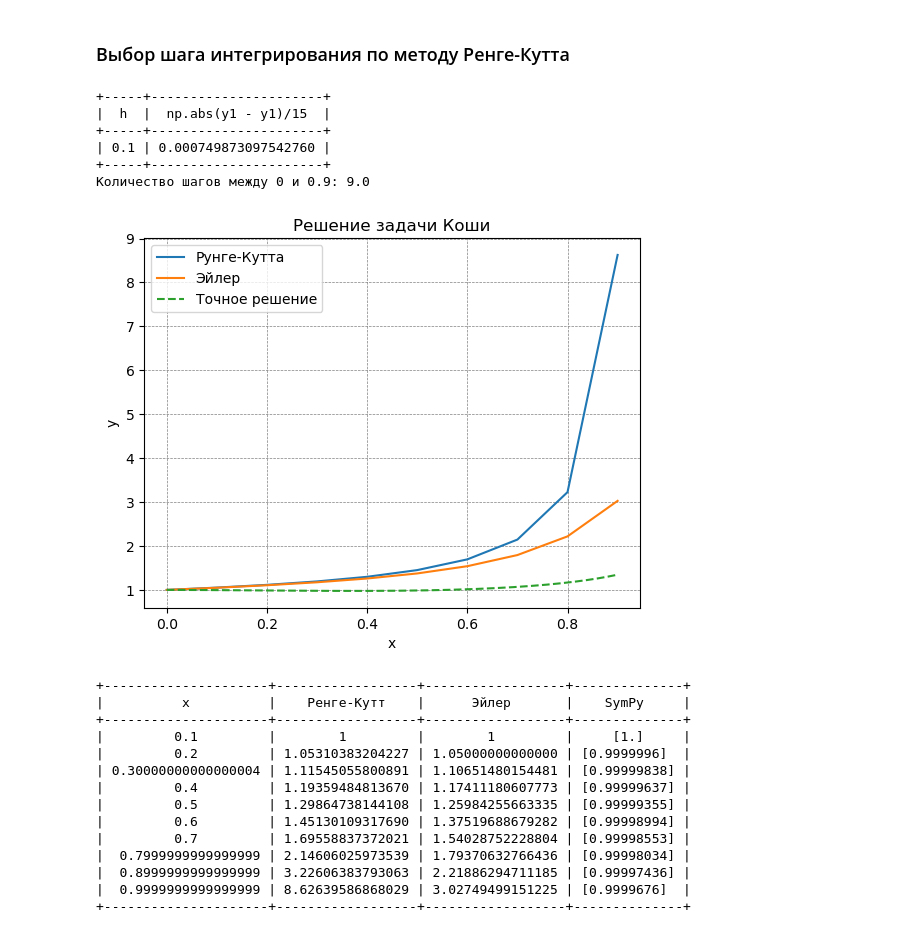
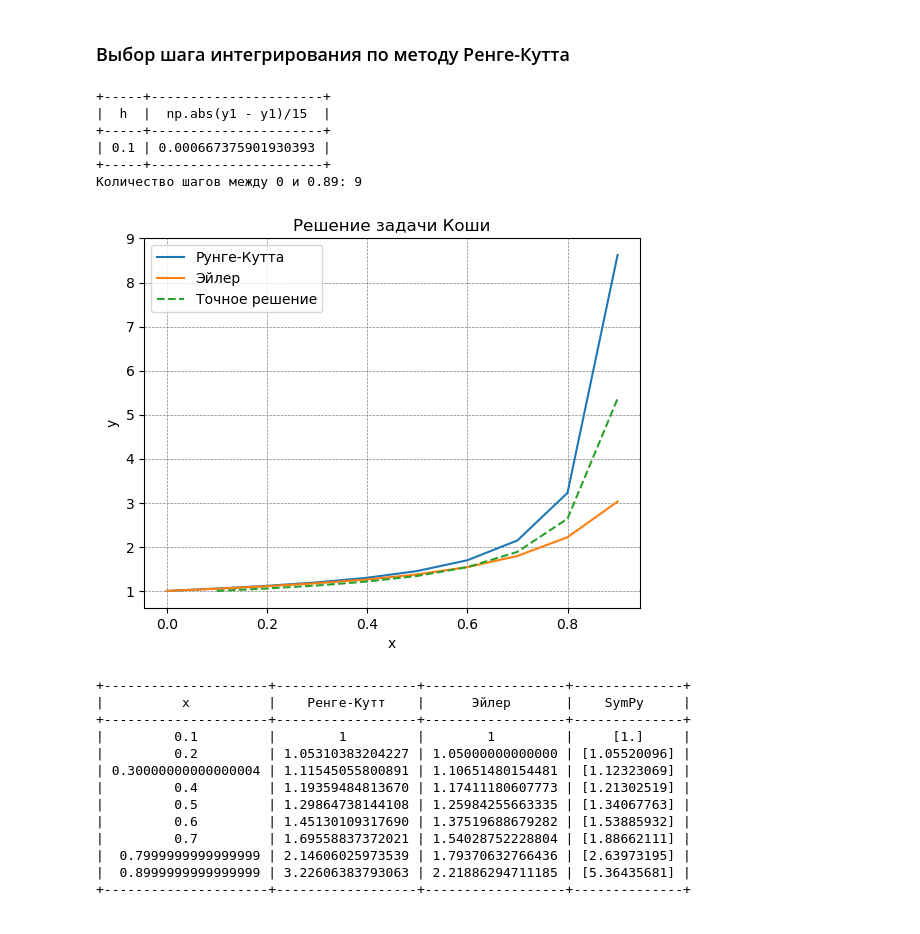
Before and after one commit to dmgorshenin/comput_math, a Jupyter notebook: laba6.ipynb, the cells around one changed output. Cells and saved outputs as stored; diff of their text form; code cells hidden in the pictures.

```diff
--- a/laba6.ipynb
+++ b/laba6.ipynb
@@ -12,7 +12,7 @@ from scipy.integrate import odeint
 x, y = sp.symbols('x y')
 f = 0.5 * (x + 1) * sp.exp(x) * y**2 - x * y
 a = 0
-b = 0.9
+b = 0.89
 y0 = 1
 h = 0.1
 epsilon = 0.0001
@@ -26,21 +26,20 @@ while np.abs(y1 - y2)/15 < epsilon:
     y2 = f.subs(x, a + 2*h)
     newTable.add_row([h, np.abs(y1 - y2)/15])
 print(newTable)
-n = (b - a)/h
-h2 = h*2
+n = int((b - a)/h)+1
 print(f"Количество шагов между {a} и {b}: {n}")
 xi = a
 x_arr = []
-while xi <= b:
+while xi < b:
     xi += h
     x_arr.append(xi)
 # %% [output]
 +-----+----------------------+
 |  h  |  np.abs(y1 - y1)/15  |
 +-----+----------------------+
-| 0.1 | 0.000749873097542760 |
+| 0.1 | 0.000667375901930393 |
 +-----+----------------------+
-Количество шагов между 0 и 0.9: 9.0
+Количество шагов между 0 и 0.89: 9
 # %%
 # Метод Рунге-Кутта
 k1 = h * f.subs({x: x, y: y})
@@ -53,54 +52,52 @@ y_next = y + (k1 + 2*k2 + 2*k3 + k4) / 6
 y_euler = y + h * f
 
 # Решение задачи Коши методом Рунге-Кутта
+
+
 def runge_kutta_solution(a, b, y0, h_value):
     x_values = np.arange(a, b + h_value, h_value)
     y_values = [y0]
 
     for i in range(1, len(x_values)):
-        y_next_value = y_next.subs(
-            {x: x_values[i - 1], y: y_values[i - 1], h: h_value, n: 1})
+        y_next_value = y_next.subs({x: x_values[i - 1], y: y_values[i - 1], h: h_value, n: 1})
         y_values.append(y_next_value)
 
     return x_values, y_values
 
 
 # Решение задачи Коши методом Эйлера
 def euler_solution(a, b, y0, h_value):
     x_values = np.arange(a, b + h_value, h_value)
     y_values = [y0]
 
     for i in range(1, len(x_values)):
-        y_euler_value = y_euler.subs(
-            {x: x_values[i - 1], y: y_values[i - 1], h: h_value, n: 1})
+        y_euler_value = y_euler.subs({x: x_values[i - 1], y: y_values[i - 1], h: h_value, n: 1})
         y_values.append(y_euler_value)
 
     return x_values, y_values
 
 
 # Точное решение для сравнения
-def exact_solution(x, y):
-    return (0.5 * (x + 1) * np.exp(x) * y**2 - x * y)
+def exact_solution(y, x):
+    return 0.5 * (x + 1) * np.exp(x) * (y**2) - x * y
 
-
-num_steps_val = (b - a) / h
 
 x_rk, y_rk = runge_kutta_solution(a, b, y0, h)
 x_euler, y_euler = euler_solution(a, b, y0, h)
-x_exact = np.linspace(a, b, 1000)
+x_exact = x_arr
 y_exact = odeint(exact_solution, y0, x_exact)
 
 plt.plot(x_rk, y_rk, label='Рунге-Кутта')
 plt.plot(x_euler, y_euler, label='Эйлер')
 plt.plot(x_exact, y_exact, label='Точное решение', linestyle='dashed')
 plt.grid(color='gray', linestyle='--', linewidth=0.5)
 plt.legend()
 plt.xlabel('x')
 plt.ylabel('y')
 plt.title('Решение задачи Коши')
 plt.show()
 # %% [output]
-[figure, old version]
+[figure, new version]
 # %%
 newTable = PrettyTable(["x", "Ренге-Кутт", 'Эйлер', 'SymPy'])
 for i in range(len(x_arr)):
@@ -111,13 +108,12 @@ print(newTable)
 |          x          |    Ренге-Кутт    |      Эйлер       |    SymPy     |
 +---------------------+------------------+------------------+--------------+
 |         0.1         |        1         |        1         |     [1.]     |
-|         0.2         | 1.05310383204227 | 1.05000000000000 | [0.9999996]  |
-| 0.30000000000000004 | 1.11545055800891 | 1.10651480154481 | [0.99999838] |
-|         0.4         | 1.19359484813670 | 1.17411180607773 | [0.99999637] |
-|         0.5         | 1.29864738144108 | 1.25984255663335 | [0.99999355] |
-|         0.6         | 1.45130109317690 | 1.37519688679282 | [0.99998994] |
-|         0.7         | 1.69558837372021 | 1.54028752228804 | [0.99998553] |
-|  0.7999999999999999 | 2.14606025973539 | 1.79370632766436 | [0.99998034] |
-|  0.8999999999999999 | 3.22606383793063 | 2.21886294711185 | [0.99997436] |
-|  0.9999999999999999 | 8.62639586868029 | 3.02749499151225 | [0.9999676]  |
+|         0.2         | 1.05310383204227 | 1.05000000000000 | [1.05520096] |
+| 0.30000000000000004 | 1.11545055800891 | 1.10651480154481 | [1.12323069] |
+|         0.4         | 1.19359484813670 | 1.17411180607773 | [1.21302519] |
+|         0.5         | 1.29864738144108 | 1.25984255663335 | [1.34067763] |
+|         0.6         | 1.45130109317690 | 1.37519688679282 | [1.53885932] |
+|         0.7         | 1.69558837372021 | 1.54028752228804 | [1.88662111] |
+|  0.7999999999999999 | 2.14606025973539 | 1.79370632766436 | [2.63973195] |
+|  0.8999999999999999 | 3.22606383793063 | 2.21886294711185 | [5.36435681] |
 +---------------------+------------------+------------------+--------------+
```
Also changed, not shown: 1 other file.
